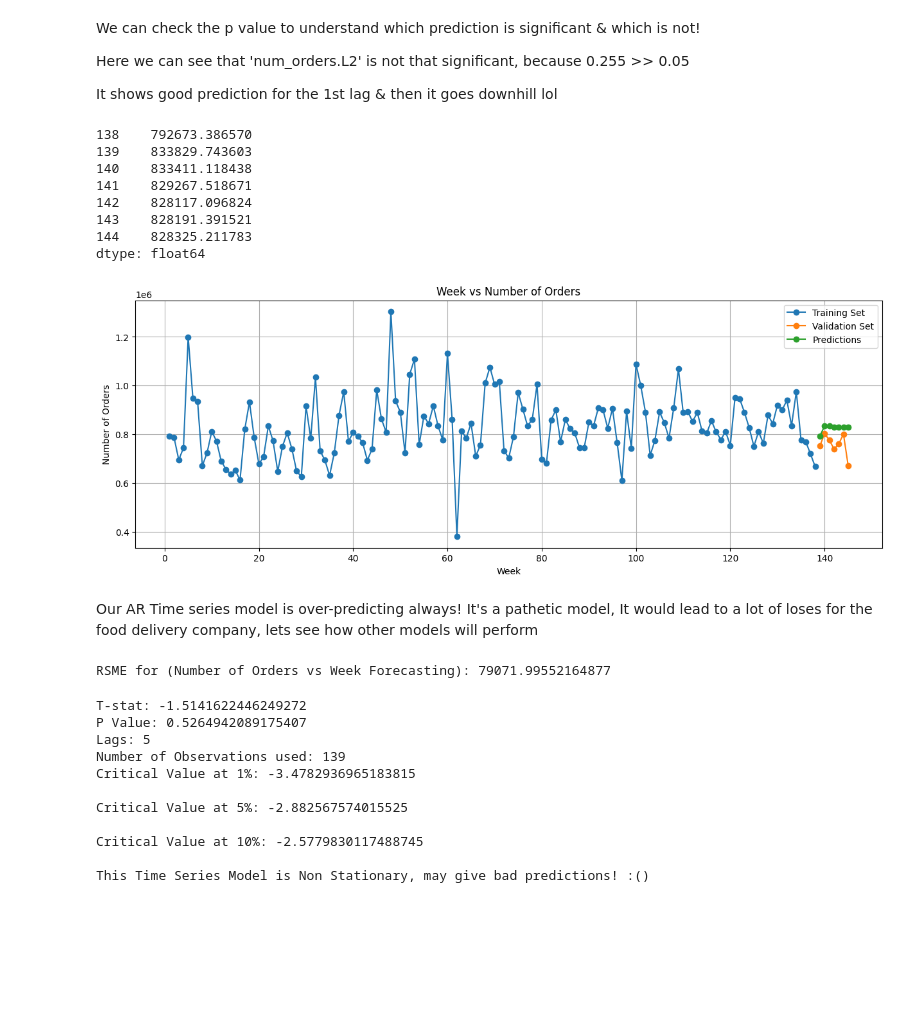
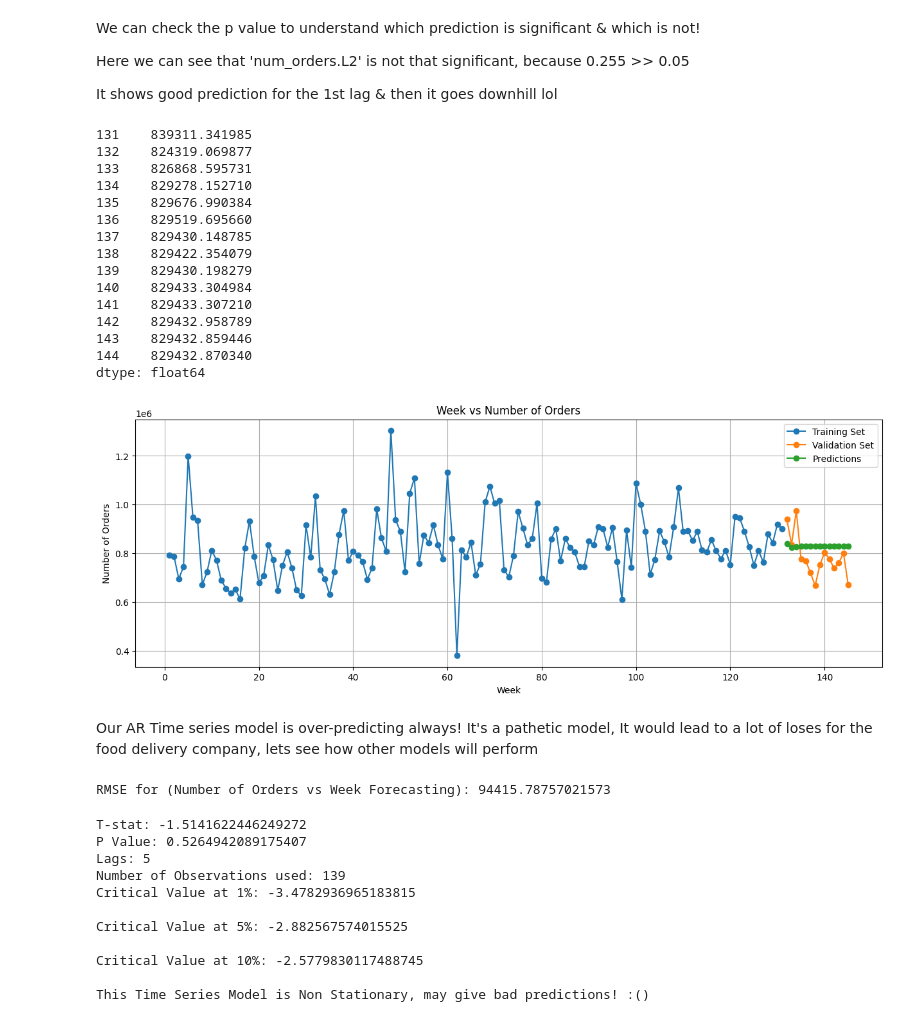
Before and after one commit to karnavivek/Food-Demand-Forecasting, a Jupyter notebook: Food Demand/main_fd.ipynb, the cells around one changed output. Drawn from its saved outputs; the diff is of its cells as text; code cells hidden in the pictures; blank space fills up the shorter version.

```diff
--- a/Food Demand/main_fd.ipynb
+++ b/Food Demand/main_fd.ipynb
@@ -483,15 +499,15 @@ Clearly shows that the lags after lag 2 are not correlated as such!
 
 Which tells us that we need to try for $AR(1)~Model$:
 # %%
-train_orders = df_weekly_orders['num_orders'][:len(df_weekly_orders['num_orders'])-7]
-val_orders = df_weekly_orders['num_orders'][len(df_weekly_orders['num_orders'])-7:]
+train_orders = df_weekly_orders['num_orders'][:len(df_weekly_orders['num_orders'])-14]
+val_orders = df_weekly_orders['num_orders'][len(df_weekly_orders['num_orders'])-14:]
 # %%
 #Auto Regressive Model for demand (number of orders)
 
 from statsmodels.tsa.ar_model import AutoReg
 
 #fitting model
-model_AR = AutoReg(train_orders, lags=2)
+model_AR = AutoReg(train_orders, lags=10)
 model_AR_fit = model_AR.fit()
 
 model_AR_fit.summary()
@@ -523,34 +555,41 @@ It shows good prediction for the 1st lag & then it goes downhill lol
 yhat_AR_orders = model_AR_fit.predict(start=len(train_orders), end=len(df_weekly_orders['num_orders'])-1, dynamic=False)
 yhat_AR_orders
 # %% [output]
-138    792673.386570
-139    833829.743603
-140    833411.118438
-141    829267.518671
-142    828117.096824
-143    828191.391521
-144    828325.211783
+131    839311.341985
+132    824319.069877
+133    826868.595731
+134    829278.152710
+135    829676.990384
+136    829519.695660
+137    829430.148785
+138    829422.354079
+139    829430.198279
+140    829433.304984
+141    829433.307210
+142    829432.958789
+143    829432.859446
+144    829432.870340
 dtype: float64
 # %%
 def plot_forecasting(X_size, y_size, train, test, prediction, name_y=str):
 
     fig, axs = plt.subplots(figsize=(15,5))
 
     axs.plot(X_size, train, label = 'Training Set', marker='o')
     axs.plot(y_size, test, label = 'Validation Set', marker='o')
     axs.plot(y_size, prediction, label = 'Predictions', marker='o')
     # axs.plot(df_weekly_checkout_prices['week'], df_weekly_checkout_prices['checkout_price'], label = 'checkout_price')
     # axs.plot(df_weekly_base_price['week'], df_weekly_base_price['base_price'], label = 'Base Price')
     plt.xlabel('Week')
     plt.ylabel(f'{name_y}')
     plt.legend()
     plt.title(f'Week vs {name_y}')
     plt.grid(True)
     plt.show()
 
-plot_forecasting(df_weekly_orders['week'][:len(df_weekly_orders['week'])-7], df_weekly_orders['week'][len(df_weekly_orders['week'])-7:], train_orders, val_orders, yhat_AR_orders, "Number of Orders")
+plot_forecasting(df_weekly_orders['week'][:len(df_weekly_orders['week'])-14], df_weekly_orders['week'][len(df_weekly_orders['week'])-14:], train_orders, val_orders, yhat_AR_orders, "Number of Orders")
 # %% [output]
-[figure, old version]
+[figure, new version]
 # %% [markdown]
 Our AR Time series model is over-predicting always! It's a pathetic model, It would lead to a lot of loses for the food delivery company, lets see how other models will perform
 # %%
@@ -558,12 +597,12 @@ Our AR Time series model is over-predicting always! It's a pathetic model, It wo
 def RMSE(test, predictions, name_y=str):
     from sklearn.metrics import mean_squared_error
     rmse = np.sqrt(mean_squared_error(test, predictions))
-    print(f'RSME for ({name_y} vs Week Forecasting): {rmse}')
+    print(f'RMSE for ({name_y} vs Week Forecasting): {rmse}')
 
 
 RMSE_orders = RMSE(val_orders, yhat_AR_orders, 'Number of Orders')
 # %% [output]
-RSME for (Number of Orders vs Week Forecasting): 79071.99552164877
+RMSE for (Number of Orders vs Week Forecasting): 94415.78757021573
 # %%
 #Week vs Price
 
```
Also changed, not shown: parts of 21 cells of this notebook.
